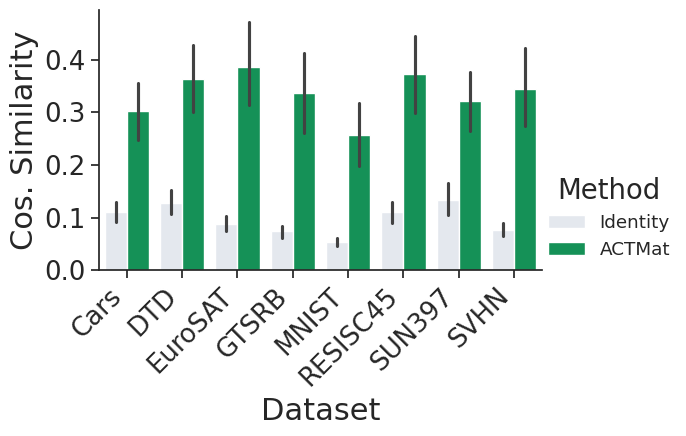
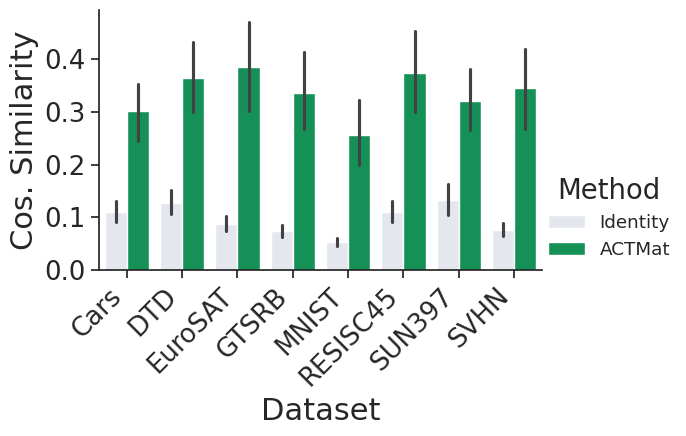
The change to this notebook cell's code, shown as a diff; its figure went from the first image to the second:
--- before
+++ after
@@ -1,2 +1,5 @@
+results_dir = f"../artifacts/results-analysis/ViT-B-16"
+os.makedirs(results_dir, exist_ok=True)
+
 df = df.rename(
     columns={
@@ -6,4 +9,5 @@
     }
 )
+
 g = sns.catplot(
     data=df,
@@ -18,2 +22,6 @@
 )
 g.set_xticklabels(rotation=45, ha="right")
+g.savefig(
+    os.path.join(results_dir, "covariance_estimator_cosine_similarity.pdf"),
+    bbox_inches="tight",
+)

Commit: Feat: add correlation plot